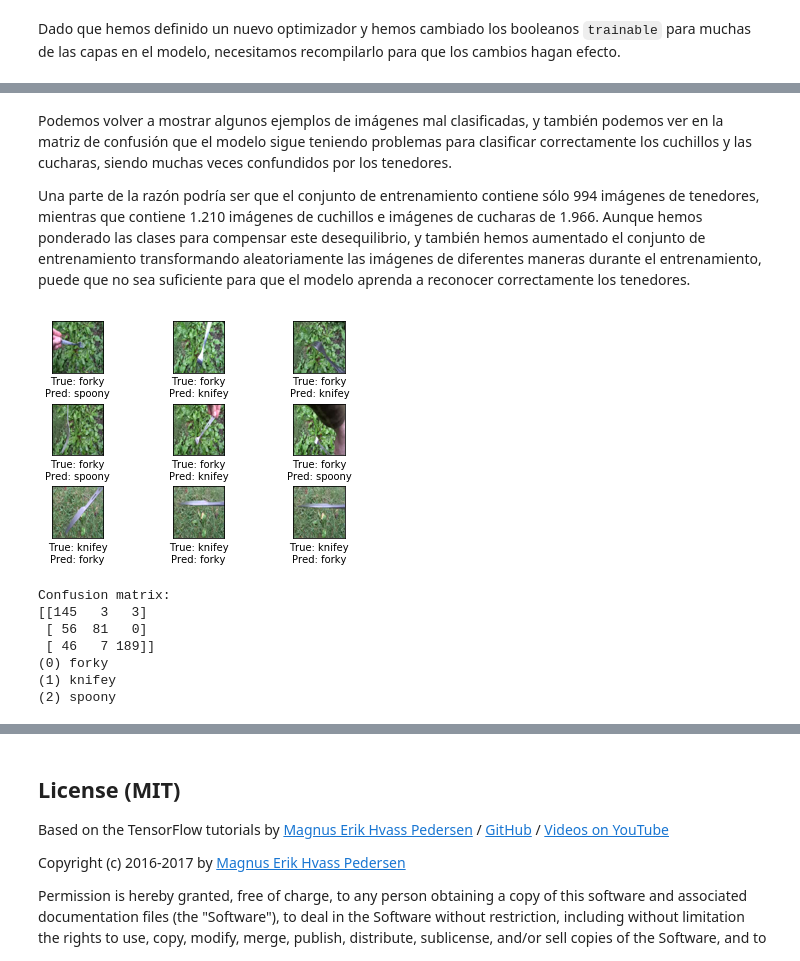
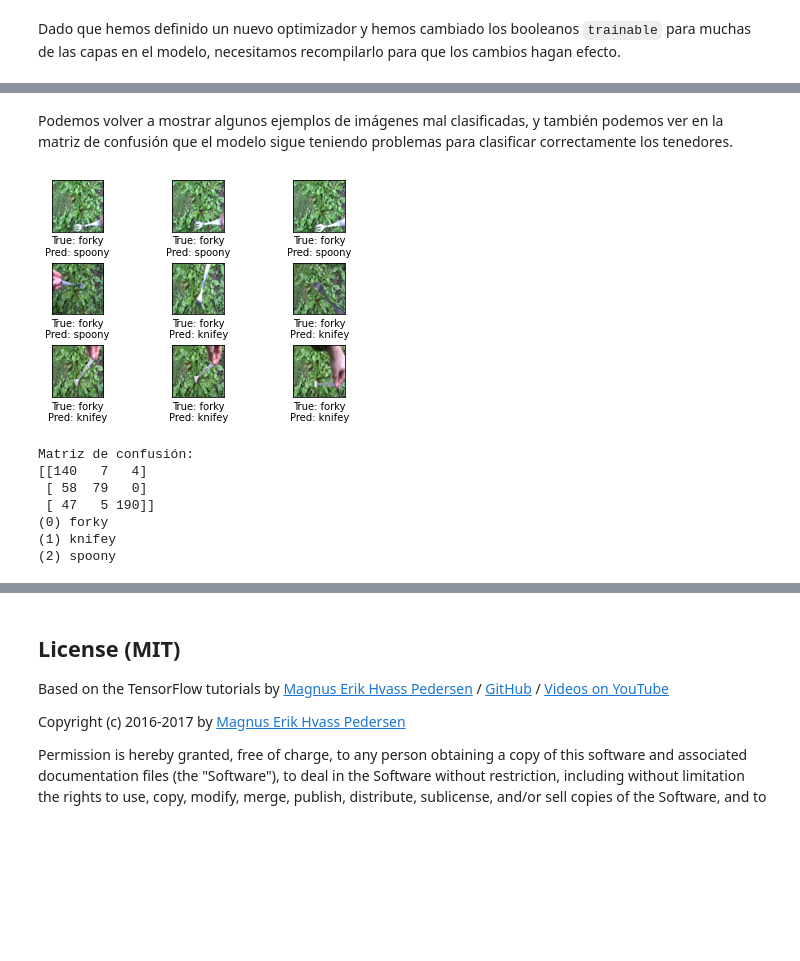
Before and after one commit to miguelamda/TL-tutorial, a Jupyter notebook: soluciones/TransferLearning-ejercicio1.ipynb, the cells around one changed output, grey strips where cells are left out. Drawn from its saved outputs; the diff is of its cells as text; code cells hidden in the pictures; blank space fills up the shorter version.

```diff
--- a/soluciones/TransferLearning-ejercicio1.ipynb
+++ b/soluciones/TransferLearning-ejercicio1.ipynb
@@ -656,4 +461,4 @@ False:  block5_pool
 # %% [markdown]
 Una vez que hayamos cambiado si las capas del modelos son entrenables, necesitamos compilarlo para que los cambios surtan efecto.
 # %%
-new_model.compile(optimizer=optimizer, loss=loss, metrics=metrics)
+nuevo_modelo.compile(optimizer=optimizer, loss=loss, metrics=metrics)
@@ -669,8 +467,10 @@ A continuación entrenamos el nuevo modelo, lo que se hace con tan solo una llam
 # %%
-history = new_model.fit_generator(generator=generator_train,
-                                  epochs=epochs,
-                                  steps_per_epoch=steps_per_epoch,
-                                  class_weight=class_weight,
-                                  validation_data=generator_test,
-                                  validation_steps=steps_test)
+epochs = 20
+steps_per_epoch = 100
+history = nuevo_modelo.fit_generator(generator=generator_train,
+                                     epochs=epochs,
+                                     steps_per_epoch=steps_per_epoch,
+                                     class_weight=class_weight,
+                                     validation_data=generator_test,
+                                     validation_steps=steps_test)
 # %% [output]
@@ -770,5 +566,5 @@ optimizer_fine = Adam(lr=1e-7)
 # %% [markdown]
 Dado que hemos definido un nuevo optimizador y hemos cambiado los booleanos `trainable` para muchas de las capas en el modelo, necesitamos recompilarlo para que los cambios hagan efecto.
 # %%
-new_model.compile(optimizer=optimizer_fine, loss=loss, metrics=metrics)
+nuevo_modelo.compile(optimizer=optimizer_fine, loss=loss, metrics=metrics)
 # %% [markdown]
@@ -776,9 +572,9 @@ Continuamos por tanto con el entrenamiento por donde lo dejamos anteriormente, a
 # %%
-history = new_model.fit_generator(generator=generator_train,
-                                  epochs=epochs,
-                                  steps_per_epoch=steps_per_epoch,
-                                  class_weight=class_weight,
-                                  validation_data=generator_test,
-                                  validation_steps=steps_test)
+history = nuevo_modelo.fit_generator(generator=generator_train,
+                                     epochs=epochs,
+                                     steps_per_epoch=steps_per_epoch,
+                                     class_weight=class_weight,
+                                     validation_data=generator_test,
+                                     validation_steps=steps_test)
 # %% [output]
 Epoch 1/20
@@ -813,15 +609,13 @@ Test-set classification accuracy: 78.30%
-# %% [markdown]
-Podemos volver a mostrar algunos ejemplos de imágenes mal clasificadas, y también podemos ver en la matriz de confusión que el modelo sigue teniendo problemas para clasificar correctamente los cuchillos y las cucharas, siendo muchas veces confundidos por los tenedores.
-
-Una parte de la razón podría ser que el conjunto de entrenamiento contiene sólo 994 imágenes de tenedores, mientras que contiene 1.210 imágenes de cuchillos e imágenes de cucharas de 1.966. Aunque hemos ponderado las clases para compensar este desequilibrio, y también hemos aumentado el conjunto de entrenamiento transformando aleatoriamente las imágenes de diferentes maneras durante el entrenamiento, puede que no sea suficiente para que el modelo aprenda a reconocer correctamente los tenedores.
+# %% [markdown]
+Podemos volver a mostrar algunos ejemplos de imágenes mal clasificadas, y también podemos ver en la matriz de confusión que el modelo sigue teniendo problemas para clasificar correctamente los tenedores.
 # %%
-example_errors()
+example_errors(model=nuevo_modelo)
 # %% [output]
-[figure, old version]
+[figure, new version]
-Confusion matrix:
-[[145   3   3]
- [ 56  81   0]
- [ 46   7 189]]
+Matriz de confusión:
+[[140   7   4]
+ [ 58  79   0]
+ [ 47   5 190]]
 (0) forky
 (1) knifey
 (2) spoony
```
Also changed, not shown: parts of 124 cells of this notebook, 2 other files.
